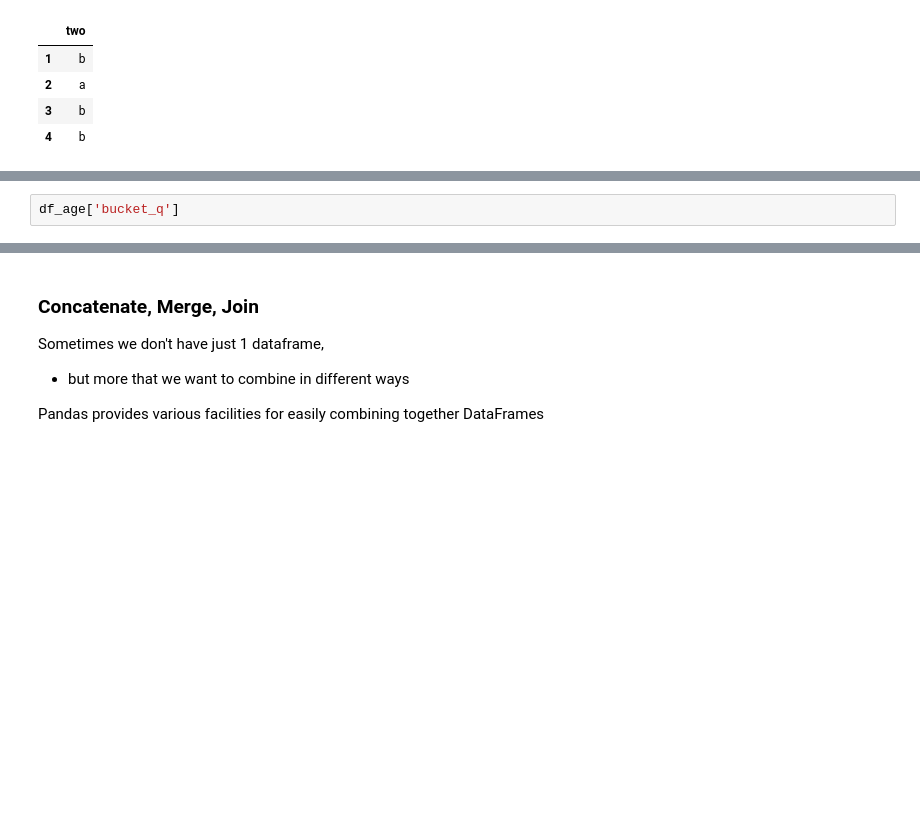
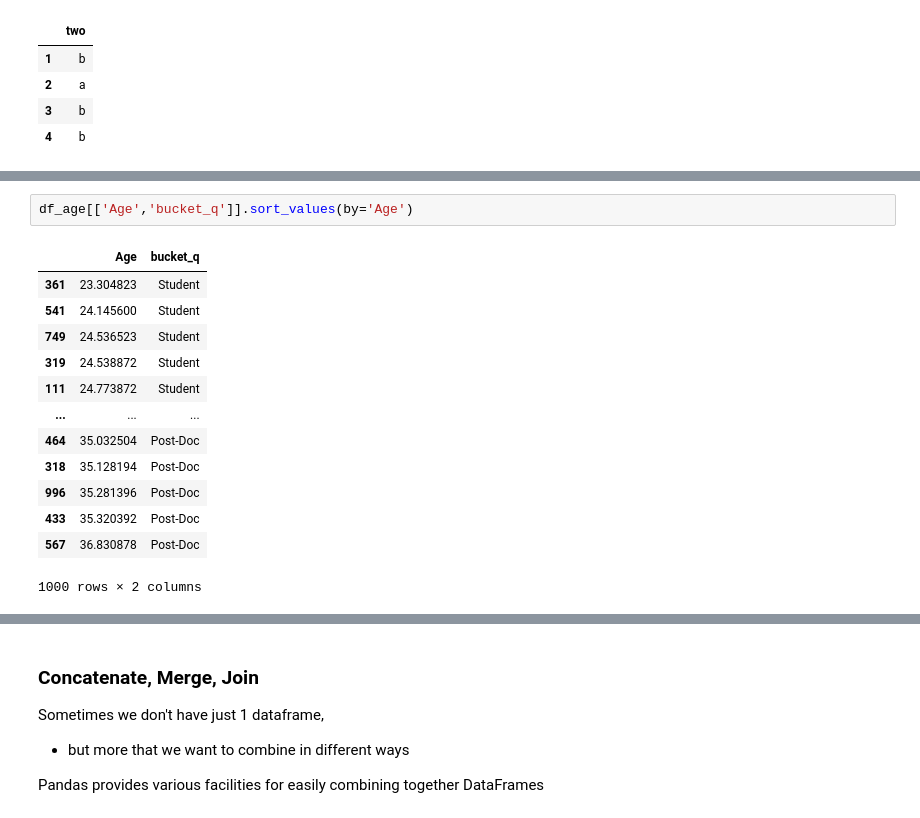
Before and after one commit to EMbeDS-education/IPDPP-GSSI-20212022, a Jupyter notebook: jupyter/jupyterNotebooks/Part1_NumPy_Pandas.ipynb, the cells around one changed output, grey strips where cells are left out. Cells and saved outputs as stored; diff of their text form; blank space fills up the shorter version.

```diff
--- a/jupyter/jupyterNotebooks/Part1_NumPy_Pandas.ipynb
+++ b/jupyter/jupyterNotebooks/Part1_NumPy_Pandas.ipynb
@@ -2662,4 +2709,18 @@ print(df_age['bucket_q'].value_counts())# .plot(kind='bar')
 # %%
-df_age['bucket_q']
+df_age[['Age','bucket_q']].sort_values(by='Age')
+# %% [output]
+|  | Age | bucket_q |
+| 361 | 23.304823 | Student |
+| 541 | 24.145600 | Student |
+| 749 | 24.536523 | Student |
+| 319 | 24.538872 | Student |
+| 111 | 24.773872 | Student |
+| ... | ... | ... |
+| 464 | 35.032504 | Post-Doc |
+| 318 | 35.128194 | Post-Doc |
+| 996 | 35.281396 | Post-Doc |
+| 433 | 35.320392 | Post-Doc |
+| 567 | 36.830878 | Post-Doc |
+1000 rows × 2 columns
 # %%
  pd.cut(df_age.Age, [10,20,30,40]).value_counts()
```
Also changed, not shown: parts of 8 cells of this notebook.
